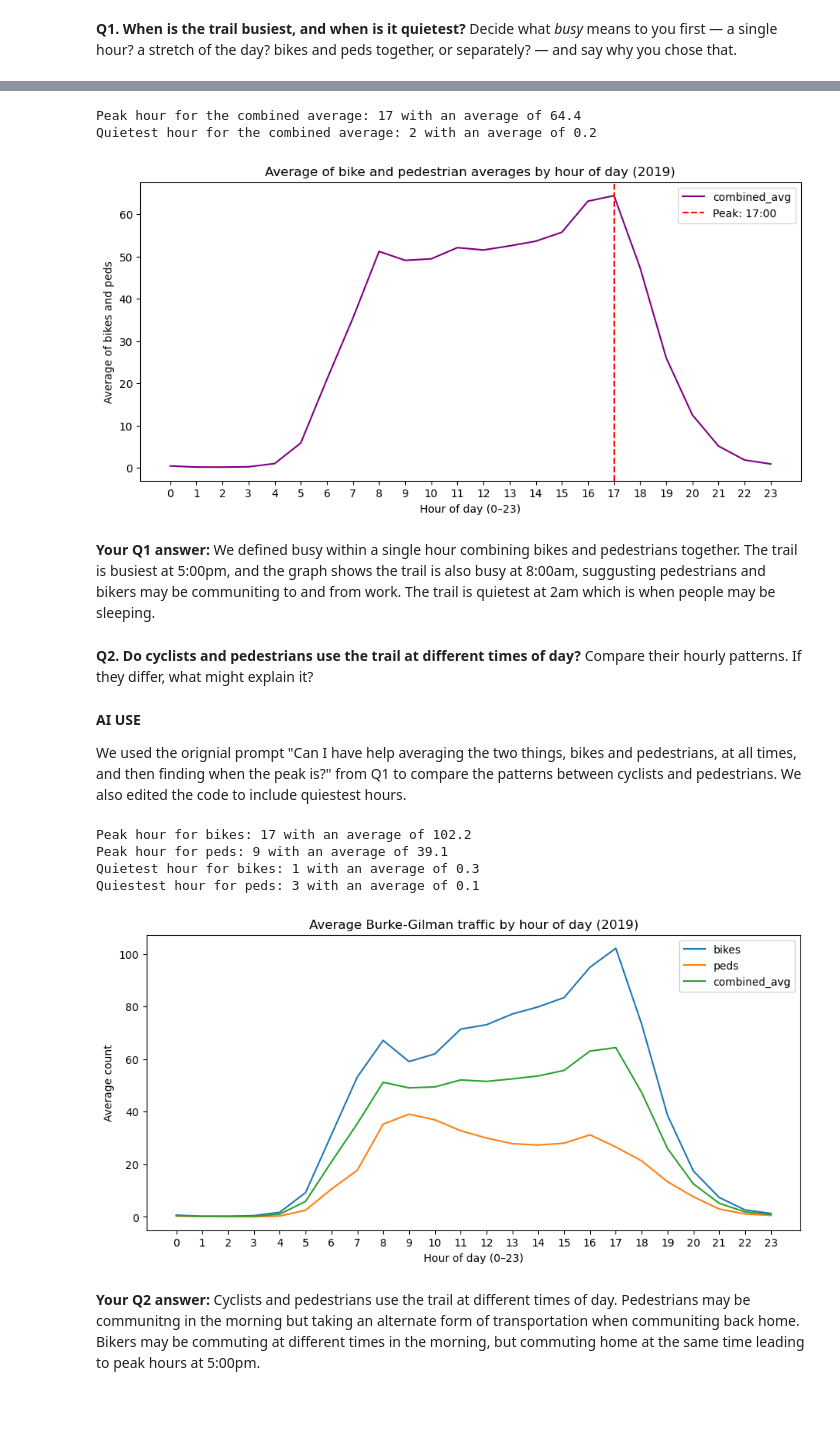
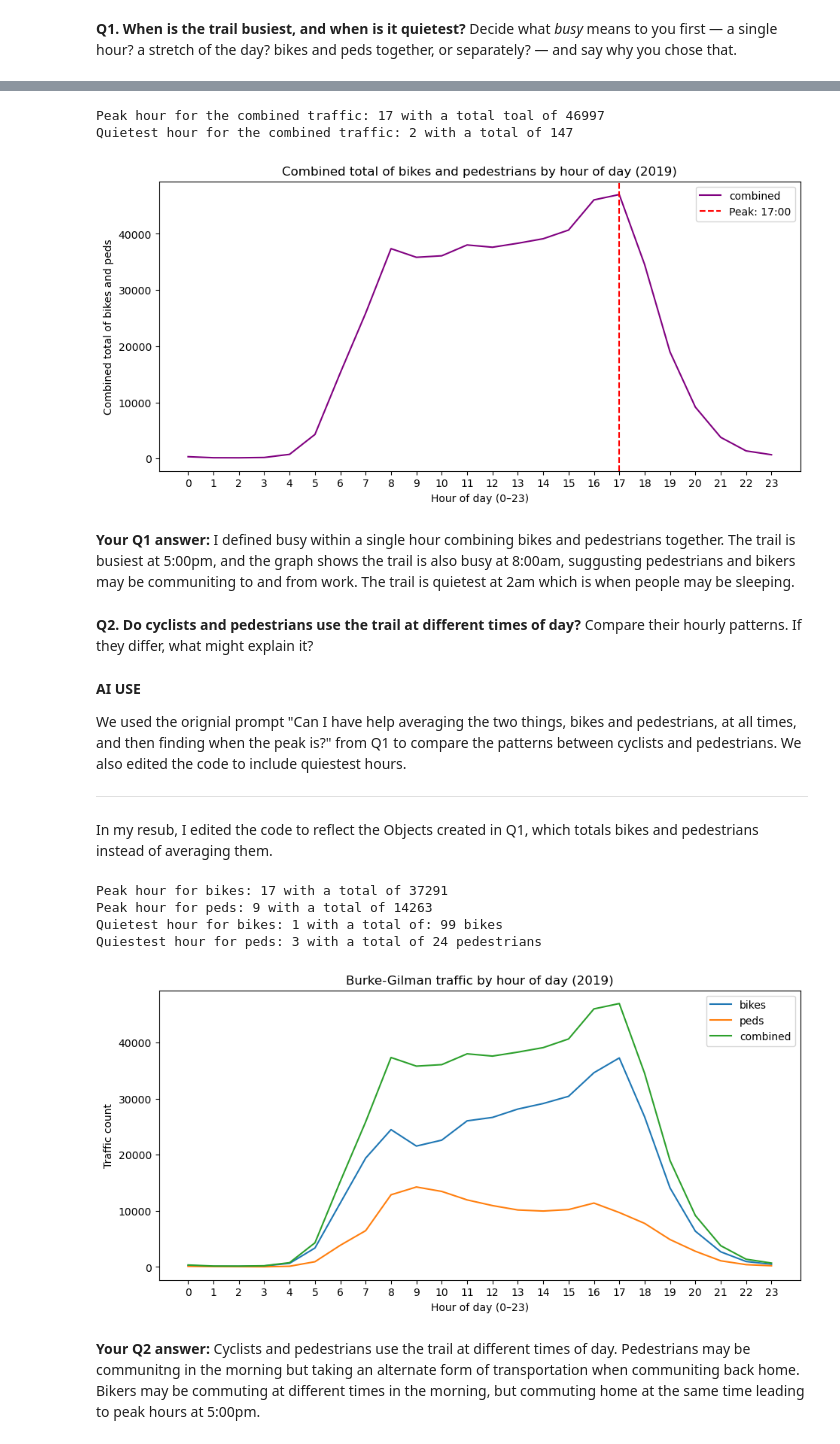
Before and after one commit to ellagebers-uw/hcde-410, a Jupyter notebook: A1/A1.ipynb, the cells around one changed output, grey strips where cells are left out. Drawn from its saved outputs; the diff is of its cells as text; code cells hidden in the pictures; blank space fills up the shorter version.

Commit message:
Fixed assignment for my resubmission

```diff
--- a/A1/A1.ipynb
+++ b/A1/A1.ipynb
@@ -152,33 +156,31 @@ This did not work as it gave an average for each: bikes and peds, not a combined
 # %%
-# Your code for Q1 (or put a Google Sheets link in your written answer below)
-# average bikes and peds for each hour of the day
-avg_by_hour = df.groupby("hour")[["bikes", "peds"]].mean()
-# average of the two hourly averages
-avg_by_hour["combined_avg"] = (avg_by_hour["bikes"] + avg_by_hour["peds"]) / 2
+groupedTraffic = df.groupby("hour")[["bikes", "peds"]].sum()
+# adding bike and ped traffic
+groupedTraffic["combined"] = (groupedTraffic["bikes"] + groupedTraffic["peds"])
 
-combined_peak_hour = avg_by_hour["combined_avg"].idxmax()
-combined_peak_value = avg_by_hour["combined_avg"].max()
-print("Peak hour for the combined average:", combined_peak_hour, "with an average of", round(combined_peak_value, 1))
-combined_min_hour = avg_by_hour["combined_avg"].idxmin()
-combined_min_value = avg_by_hour["combined_avg"].min()
-print("Quietest hour for the combined average:", combined_min_hour, "with an average of", round(combined_min_value, 1))
+combined_peak_hour = groupedTraffic["combined"].idxmax()
+combined_peak_value = groupedTraffic["combined"].max()
+print("Peak hour for the combined traffic:", combined_peak_hour, "with a total toal of", round(combined_peak_value, 1))
+combined_min_hour = groupedTraffic["combined"].idxmin()
+combined_min_value = groupedTraffic["combined"].min()
+print("Quietest hour for the combined traffic:", combined_min_hour, "with a total of", round(combined_min_value, 1))
 
 # plot it
-avg_by_hour["combined_avg"].plot(figsize=(11, 5), color="purple")
+groupedTraffic["combined"].plot(figsize=(11, 5), color="purple")
 plt.axvline(combined_peak_hour, color="red", linestyle="--", label=f"Peak: {combined_peak_hour}:00")
-plt.title("Average of bike and pedestrian averages by hour of day (2019)")
+plt.title("Combined total of bikes and pedestrians by hour of day (2019)")
 plt.xlabel("Hour of day (0–23)")
-plt.ylabel("Average of bikes and peds")
+plt.ylabel("Combined total of bikes and peds")
 plt.xticks(range(0, 24))
 plt.legend()
 plt.show()
 # %% [output]
-Peak hour for the combined average: 17 with an average of 64.4
-Quietest hour for the combined average: 2 with an average of 0.2
+Peak hour for the combined traffic: 17 with a total toal of 46997
+Quietest hour for the combined traffic: 2 with a total of 147
-[figure, old version]
+[figure, new version]
 # %% [markdown]
 **Your Q1 answer:**
-We defined busy within a single hour combining bikes and pedestrians together. The trail is busiest at 5:00pm, and the graph shows the trail is also busy at 8:00am, suggusting pedestrians and bikers may be communiting to and from work. The trail is quietest at 2am which is when people may be sleeping.
+I defined busy within a single hour combining bikes and pedestrians together. The trail is busiest at 5:00pm, and the graph shows the trail is also busy at 8:00am, suggusting pedestrians and bikers may be communiting to and from work. The trail is quietest at 2am which is when people may be sleeping.
 # %% [markdown]
 **Q2. Do cyclists and pedestrians use the trail at different times of day?**
 Compare their hourly patterns. If they differ, what might explain it?
@@ -186,31 +188,35 @@ Compare their hourly patterns. If they differ, what might explain it?
 **AI USE**
 
 We used the orignial prompt "Can I have help averaging the two things, bikes and pedestrians, at all times, and then finding when the peak is?" from Q1 to compare the patterns between cyclists and pedestrians. We also edited the code to include quiestest hours.
+
+---------------------------------------------
+
+In my resub, I edited the code to reflect the Objects created in Q1, which totals bikes and pedestrians instead of averaging them.
 # %%
 # Your code for Q2
-# which hour has the highest and lowest average for each
-peak_hours = avg_by_hour.idxmax()
-peak_values = avg_by_hour.max()
-print("Peak hour for bikes:", peak_hours["bikes"], "with an average of", round(peak_values["bikes"], 1))
-print("Peak hour for peds:", peak_hours["peds"], "with an average of", round(peak_values["peds"], 1))
+# which hour has the highest and lowest for each
+peak_hours = groupedTraffic.idxmax()
+peak_values = groupedTraffic.max()
+print("Peak hour for bikes:", peak_hours["bikes"], "with a total of", round(peak_values["bikes"], 1))
+print("Peak hour for peds:", peak_hours["peds"], "with a total of", round(peak_values["peds"], 1))
 
-quietest_hours = avg_by_hour.idxmin()
-quietest_values = avg_by_hour.min()
-print("Quietest hour for bikes:", quietest_hours["bikes"], "with an average of", round(quietest_values["bikes"], 1))
-print("Quiestest hour for peds:", quietest_hours["peds"], "with an average of", round(quietest_values["peds"], 1))
-# plot the averages
-avg_by_hour.plot(figsize=(11, 5))
-plt.title("Average Burke-Gilman traffic by hour of day (2019)")
+quietest_hours = groupedTraffic.idxmin()
+quietest_values = groupedTraffic.min()
+print("Quietest hour for bikes:", quietest_hours["bikes"], "with a total of:", round(quietest_values["bikes"], 1), "bikes")
+print("Quiestest hour for peds:", quietest_hours["peds"], "with a total of", round(quietest_values["peds"], 1), "pedestrians")
+# plot
+groupedTraffic.plot(figsize=(11, 5))
+plt.title("Burke-Gilman traffic by hour of day (2019)")
 plt.xlabel("Hour of day (0–23)")
-plt.ylabel("Average count")
+plt.ylabel("Traffic count")
 plt.xticks(range(0, 24))
 plt.show()
 # %% [output]
-Peak hour for bikes: 17 with an average of 102.2
-Peak hour for peds: 9 with an average of 39.1
-Quietest hour for bikes: 1 with an average of 0.3
-Quiestest hour for peds: 3 with an average of 0.1
+Peak hour for bikes: 17 with a total of 37291
+Peak hour for peds: 9 with a total of 14263
+Quietest hour for bikes: 1 with a total of: 99 bikes
+Quiestest hour for peds: 3 with a total of 24 pedestrians
-[figure, old version]
+[figure, new version]
 # %% [markdown]
 **Your Q2 answer:**
 Cyclists and pedestrians use the trail at different times of day. Pedestrians may be communitng in the morning but taking an alternate form of transportation when communiting back home. Bikers may be commuting at different times in the morning, but commuting home at the same time leading to peak hours at 5:00pm.
```
Also changed, not shown: parts of 7 cells of this notebook, 1 other file.
